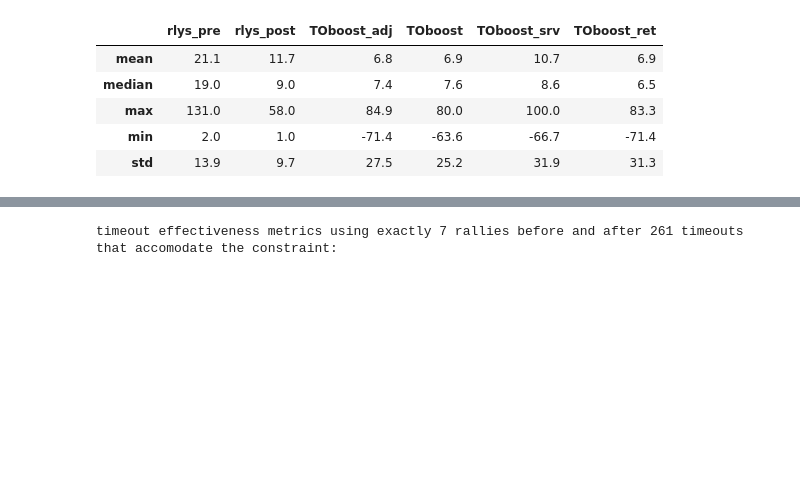
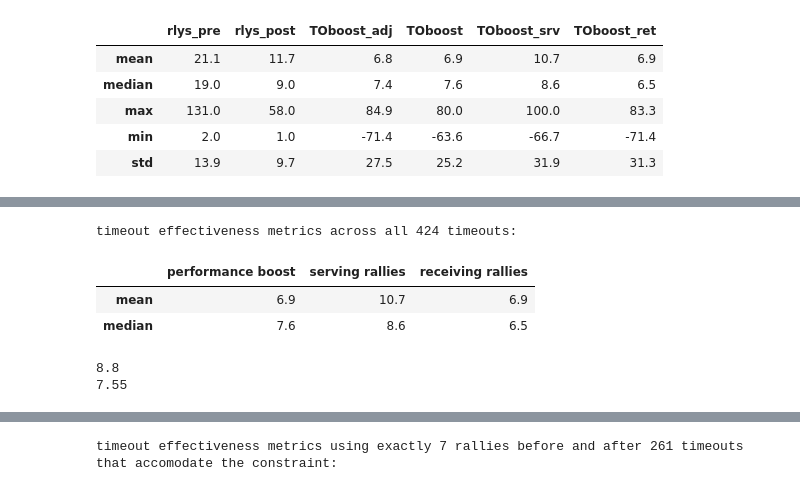
Before and after one commit to conner-mcnicholas/Pickleball_Timeout_Analysis, a Jupyter notebook: src/timeout_analysis.ipynb, the cells around one changed output, grey strips where cells are left out. Saved outputs shown, nothing was run; the diff lists cells and outputs as text; code cells hidden in the pictures; blank space fills up the shorter version.

```diff
--- a/src/timeout_analysis.ipynb
+++ b/src/timeout_analysis.ipynb
@@ -432,0 +444,15 @@ timeout effectiveness metrics across all 424 timeouts:
+# %%
+print(f'timeout effectiveness metrics across all {len(df_timeout)} timeouts: \n')
+df_timeout[['deltawin','deltawinsrv','deltawinrcv']].agg(['mean','median']).round(1). \
+    rename(columns={'deltawin':'performance boost','deltawinsrv':'serving rallies','deltawinrcv':'receiving rallies'})
+# %% [output]
+timeout effectiveness metrics across all 424 timeouts:
+|  | performance boost | serving rallies | receiving rallies |
+| mean | 6.9 | 10.7 | 6.9 |
+| median | 7.6 | 8.6 | 6.5 |
+# %%
+print(np.mean([10.7,6.9]))
+print(np.mean([8.6,6.5]))
+# %% [output]
+8.8
+7.55
```
Also changed, not shown: parts of 5 cells of this notebook, 2 other files.
